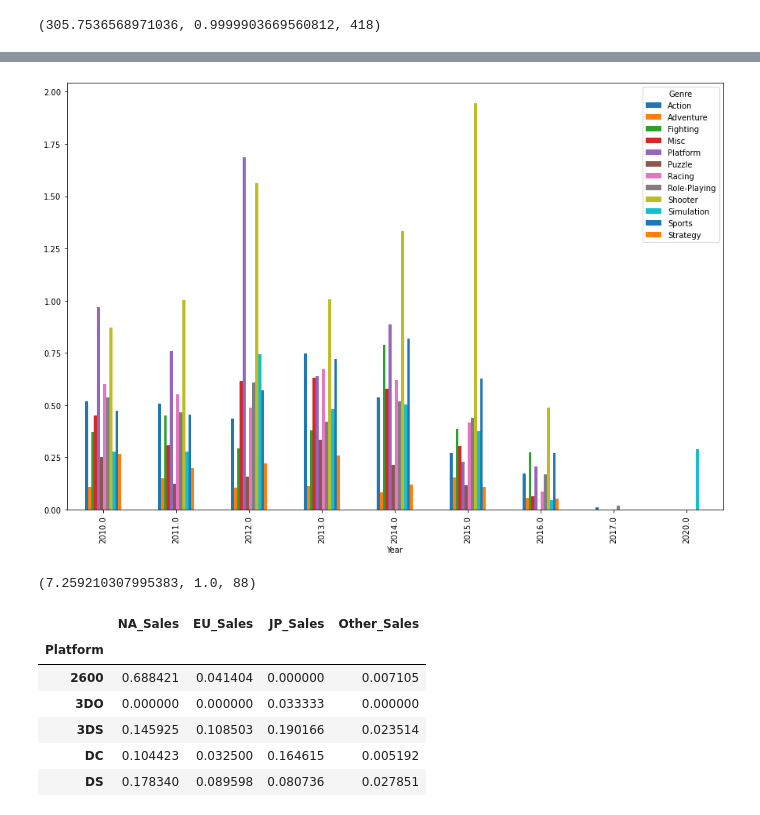
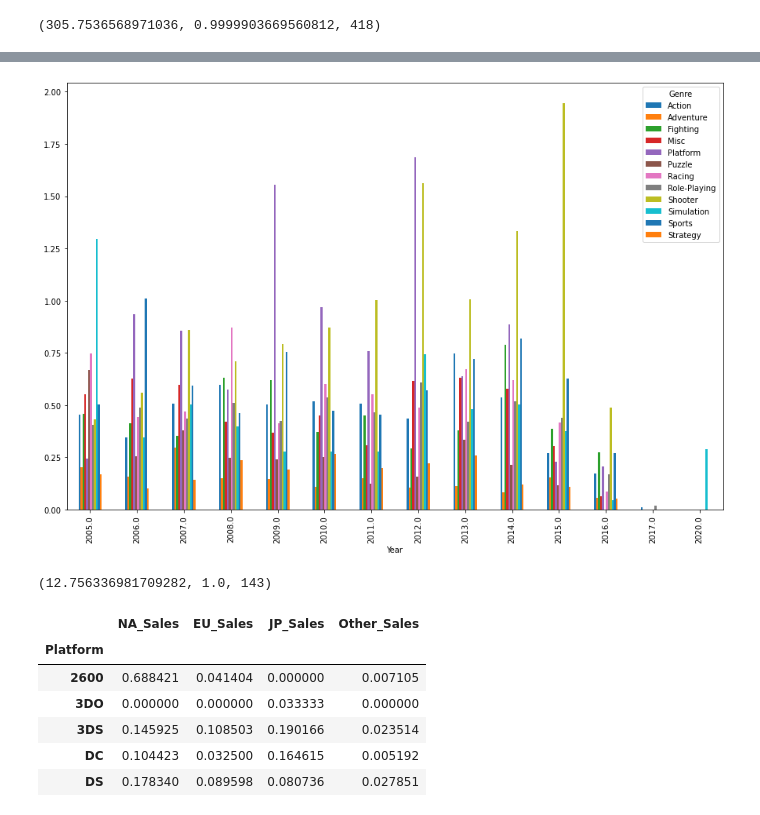
Before and after one commit to nojihun/save, a Jupyter notebook: AI_05_노지훈_section1.ipynb, the cells around one changed output, grey strips where cells are left out. Saved outputs shown, nothing was run; the diff lists cells and outputs as text; code cells hidden in the pictures.

```diff
--- a/AI_05_노지훈_section1.ipynb
+++ b/AI_05_노지훈_section1.ipynb
@@ -149,5 +165,3 @@ plt.show()
 [figure]
 # %%
 from scipy.stats import chi2_contingency
-# %%
-df1 = df1.set_index('index')
@@ -172,12 +196,12 @@ chi2_contingency(df1)
 # %% [markdown]
 결론 p값이 1이니 지역에 따른 장르의 선호도가 다르다고 볼 수 없다.
 # %%
-df2= pd.DataFrame(df.groupby(['Year','Genre'])[['NA_Sales','EU_Sales', 'JP_Sales', 'Other_Sales']].mean())
-df2["sum"] = df2[['NA_Sales','EU_Sales', 'JP_Sales', 'Other_Sales']].sum(axis = 1)
-df2 = pd.DataFrame(df2['sum'])
-df2 = df2.reset_index()
-df2 = df2.pivot_table(index = 'Year', columns = 'Genre', values = 'sum')
-df2= df2.fillna(0)
-header = list(df2.columns.values)
-df2= df2.reset_index()
-df2
+df3= pd.DataFrame(df1.groupby(['Year','Genre'])[['NA_Sales','EU_Sales', 'JP_Sales', 'Other_Sales']].mean())
+df3["sum"] = df3[['NA_Sales','EU_Sales', 'JP_Sales', 'Other_Sales']].sum(axis = 1)
+df3 = pd.DataFrame(df3['sum'])
+df3 = df3.reset_index()
+df3 = df3.pivot_table(index = 'Year', columns = 'Genre', values = 'sum')
+df3= df3.fillna(0)
+header = list(df3.columns.values)
+df3= df3.reset_index()
+df3
@@ -187,5 +229,5 @@ plt.show()
 # %% [output]
 [figure]
 # %%
-df2 = df2.set_index('Year')
+df3 = df3.set_index('Year')
 # %%
@@ -211,0 +240,3 @@ df_2
+# %%
+df_3 = df3[df3['Year']>=2005]
+df_3
@@ -212,12 +259,12 @@ df_2
 # %%
-df_2.plot(x= 'Year', y= header, kind="bar",figsize=(15,10))
+df_3.plot(x= 'Year', y= header, kind="bar",figsize=(15,10)) #최근 15년간 유행한 장르
 plt.show()
 # %% [output]
-[figure, old version]
+[figure, new version]
 # %%
-df_2 = df_2.set_index('Year')
-chi, p, n, static = chi2_contingency(df_2)
+df_3 = df_3.set_index('Year')
+chi, p, n, static = chi2_contingency(df_3)
 chi, p, n
 # %% [output]
-(7.259210307995383, 1.0, 88)
+(12.756336981709282, 1.0, 143)
 # %%
```
Also changed, not shown: parts of 34 cells of this notebook.
